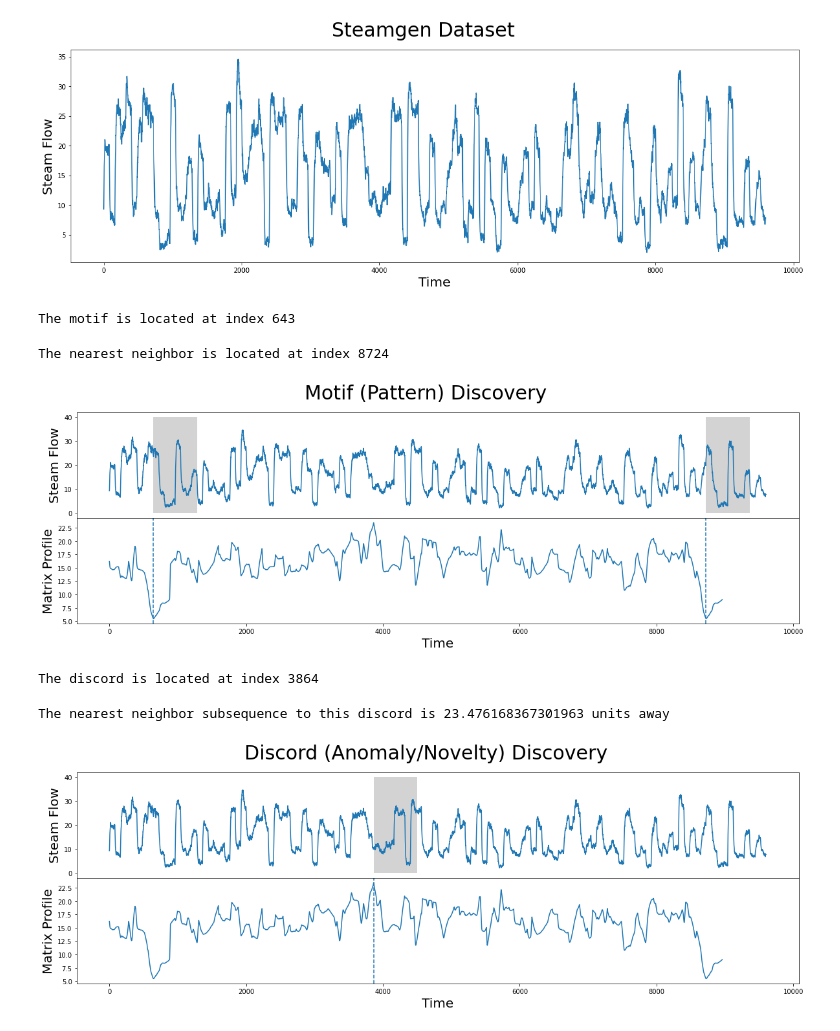
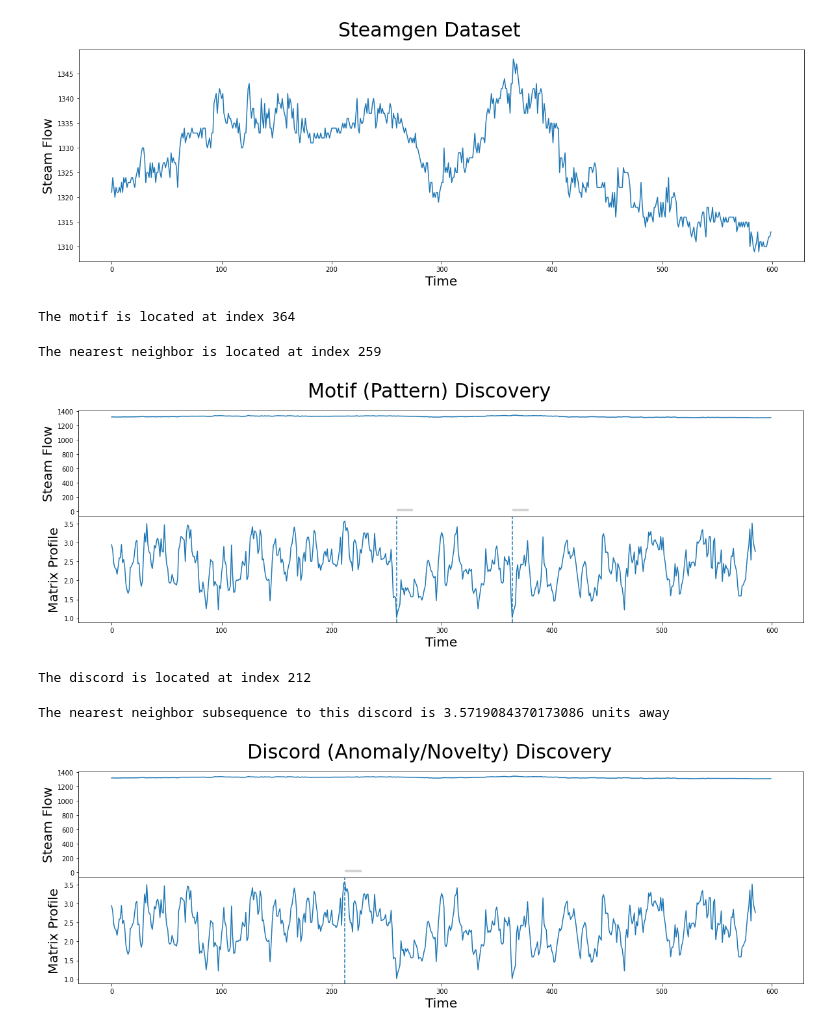
Before and after one commit to a-ludwig/smart_hans, a Jupyter notebook: code_neu/basic_stump_tutorial.ipynb, the cells around one changed output. Saved outputs shown, nothing was run; the diff lists cells and outputs as text; code cells hidden in the pictures.

Commit message:
stumpy with hans data

```diff
--- a/code_neu/basic_stump_tutorial.ipynb
+++ b/code_neu/basic_stump_tutorial.ipynb
@@ -22,0 +13,4 @@ steam_df.head()
+# %%
+steam_df = pd.read_csv("../code_alt/data/smart_hans_07252022_153509_5_162-201_08_mky_raphi_im_hintergrund.csv")
+steam_df = steam_df.iloc[:600]
+steam_df.head()
@@ -24,60 +25,60 @@ steam_df.head()
 plt.suptitle('Steamgen Dataset', fontsize='30')
 plt.xlabel('Time', fontsize ='20')
 plt.ylabel('Steam Flow', fontsize='20')
-plt.plot(steam_df['steam flow'].values)
+plt.plot(steam_df['nosetip_y'].values)
 plt.show()
 # %% [output]
-[figure, old version]
+[figure, new version]
 # %%
-m = 640
-mp = stumpy.stump(steam_df["steam flow"], m)
+m = 15
+mp = stumpy.stump(steam_df["nosetip_y"], m)
 # %%
 motif_idx = np.argsort(mp[:, 0])[0]
 
 print(f"The motif is located at index {motif_idx}")
 # %% [output]
-The motif is located at index 643
+The motif is located at index 364
 # %%
 nearest_neighbor_idx = mp[motif_idx, 1]
 
 print(f"The nearest neighbor is located at index {nearest_neighbor_idx}")
 # %% [output]
-The nearest neighbor is located at index 8724
+The nearest neighbor is located at index 259
 # %%
 fig, axs = plt.subplots(2, sharex=True, gridspec_kw={'hspace': 0})
 plt.suptitle('Motif (Pattern) Discovery', fontsize='30')
 
-axs[0].plot(steam_df['steam flow'].values)
+axs[0].plot(steam_df['nosetip_y'].values)
 axs[0].set_ylabel('Steam Flow', fontsize='20')
 rect = Rectangle((motif_idx, 0), m, 40, facecolor='lightgrey')
 axs[0].add_patch(rect)
 rect = Rectangle((nearest_neighbor_idx, 0), m, 40, facecolor='lightgrey')
 axs[0].add_patch(rect)
 axs[1].set_xlabel('Time', fontsize ='20')
 axs[1].set_ylabel('Matrix Profile', fontsize='20')
 axs[1].axvline(x=motif_idx, linestyle="dashed")
 axs[1].axvline(x=nearest_neighbor_idx, linestyle="dashed")
 axs[1].plot(mp[:, 0])
 plt.show()
 # %% [output]
-[figure, old version]
+[figure, new version]
 # %%
 discord_idx = np.argsort(mp[:, 0])[-1]
 
 print(f"The discord is located at index {discord_idx}")
 # %% [output]
-The discord is located at index 3864
+The discord is located at index 212
 # %%
 nearest_neighbor_distance = mp[discord_idx, 0]
 
 print(f"The nearest neighbor subsequence to this discord is {nearest_neighbor_distance} units away")
 # %% [output]
-The nearest neighbor subsequence to this discord is 23.476168367301963 units away
+The nearest neighbor subsequence to this discord is 3.5719084370173086 units away
 # %%
 fig, axs = plt.subplots(2, sharex=True, gridspec_kw={'hspace': 0})
 plt.suptitle('Discord (Anomaly/Novelty) Discovery', fontsize='30')
 
-axs[0].plot(steam_df['steam flow'].values)
+axs[0].plot(steam_df['nosetip_y'].values)
 axs[0].set_ylabel('Steam Flow', fontsize='20')
 rect = Rectangle((discord_idx, 0), m, 40, facecolor='lightgrey')
 axs[0].add_patch(rect)
@@ -87,4 +88,4 @@ axs[1].axvline(x=discord_idx, linestyle="dashed")
 axs[1].plot(mp[:, 0])
 plt.show()
 # %% [output]
-[figure, old version]
+[figure, new version]
```
Also changed, not shown: parts of 2 cells of this notebook, 3 other files.
